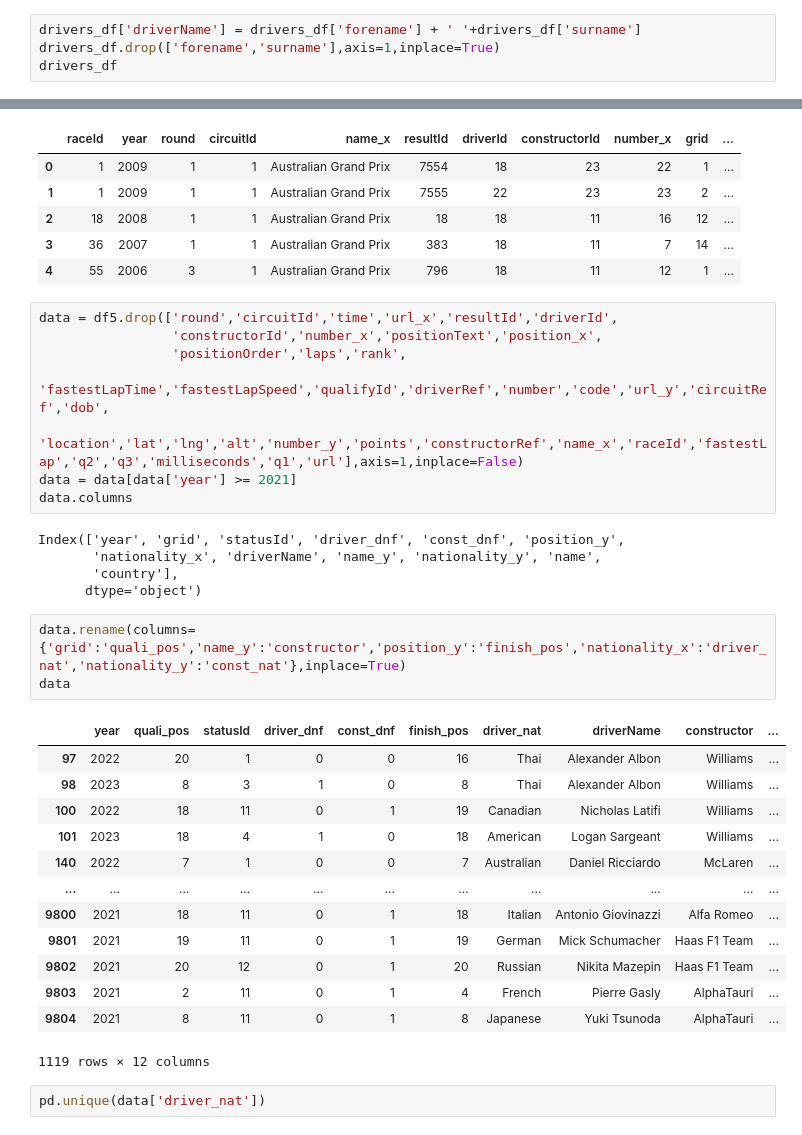
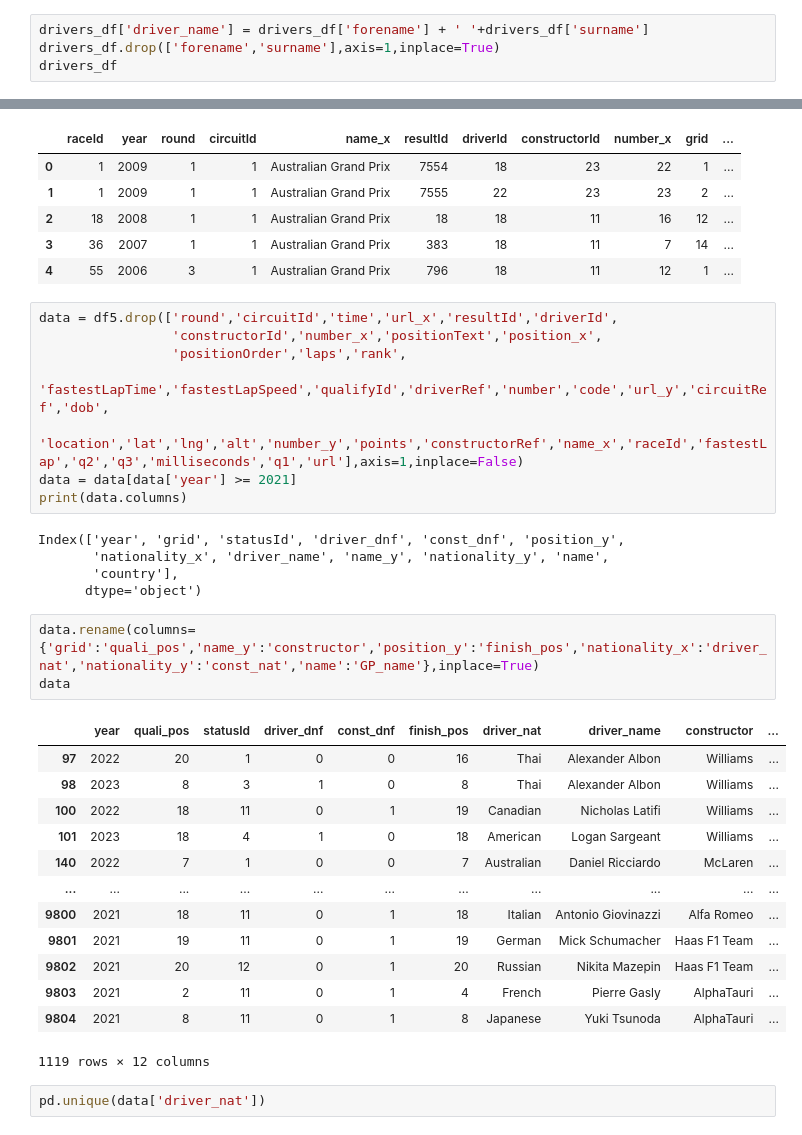
Before and after one commit to SlyteBot/F1-pred, a Jupyter notebook: Notebook.ipynb, the cells around one changed output, grey strips where cells are left out. Cells and saved outputs as stored; diff of their text form.

```diff
--- a/Notebook.ipynb
+++ b/Notebook.ipynb
@@ -77,7 +87,7 @@ driver_standings_df.head()
 | 3 | 4 | 18 | 4 | 5.0 | 4 | 4 | 0 |
 | 4 | 5 | 18 | 5 | 4.0 | 5 | 5 | 0 |
 # %%
-drivers_df['driverName'] = drivers_df['forename'] + ' '+drivers_df['surname']
+drivers_df['driver_name'] = drivers_df['forename'] + ' '+drivers_df['surname']
 drivers_df.drop(['forename','surname'],axis=1,inplace=True)
 drivers_df
 # %% [output]
@@ -120,17 +130,17 @@ data = df5.drop(['round','circuitId','time','url_x','resultId','driverId',
                  'fastestLapTime','fastestLapSpeed','qualifyId','driverRef','number','code','url_y','circuitRef','dob',
                  'location','lat','lng','alt','number_y','points','constructorRef','name_x','raceId','fastestLap','q2','q3','milliseconds','q1','url'],axis=1,inplace=False)
 data = data[data['year'] >= 2021]
-data.columns
+print(data.columns)
 # %% [output]
 Index(['year', 'grid', 'statusId', 'driver_dnf', 'const_dnf', 'position_y',
-       'nationality_x', 'driverName', 'name_y', 'nationality_y', 'name',
+       'nationality_x', 'driver_name', 'name_y', 'nationality_y', 'name',
        'country'],
       dtype='object')
 # %%
-data.rename(columns={'grid':'quali_pos','name_y':'constructor','position_y':'finish_pos','nationality_x':'driver_nat','nationality_y':'const_nat'},inplace=True)
+data.rename(columns={'grid':'quali_pos','name_y':'constructor','position_y':'finish_pos','nationality_x':'driver_nat','nationality_y':'const_nat','name':'GP_name'},inplace=True)
 data
 # %% [output]
-|  | year | quali_pos | statusId | driver_dnf | const_dnf | finish_pos | driver_nat | driverName | constructor | ... |
+|  | year | quali_pos | statusId | driver_dnf | const_dnf | finish_pos | driver_nat | driver_name | constructor | ... |
 | 97 | 2022 | 20 | 1 | 0 | 0 | 16 | Thai | Alexander Albon | Williams | ... |
 | 98 | 2023 | 8 | 3 | 1 | 0 | 8 | Thai | Alexander Albon | Williams | ... |
 | 100 | 2022 | 18 | 11 | 0 | 1 | 19 | Canadian | Nicholas Latifi | Williams | ... |
```
Also changed, not shown: parts of 30 cells of this notebook, 1 other file.
